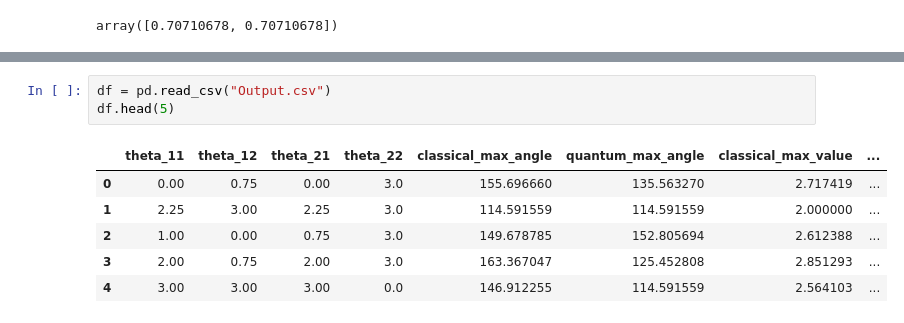
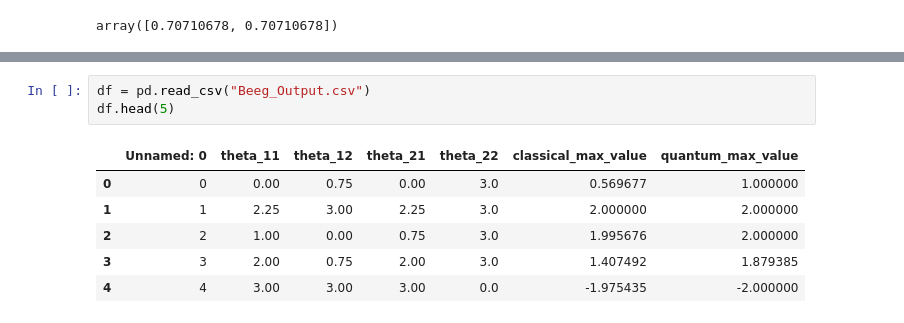
Before and after one commit to jacobsc050/Problem-3, a Jupyter notebook: problem31.ipynb, the cells around one changed output, grey strips where cells are left out. Saved outputs shown, nothing was run; the diff lists cells and outputs as text.

```diff
--- a/problem31.ipynb
+++ b/problem31.ipynb
@@ -310,13 +441,13 @@ Done.
 # %%
-df = pd.read_csv("Output.csv")
+df = pd.read_csv("Beeg_Output.csv")
 df.head(5)
 # %% [output]
-|  | theta_11 | theta_12 | theta_21 | theta_22 | classical_max_angle | quantum_max_angle | classical_max_value | ... |
-| 0 | 0.00 | 0.75 | 0.00 | 3.0 | 155.696660 | 135.563270 | 2.717419 | ... |
-| 1 | 2.25 | 3.00 | 2.25 | 3.0 | 114.591559 | 114.591559 | 2.000000 | ... |
-| 2 | 1.00 | 0.00 | 0.75 | 3.0 | 149.678785 | 152.805694 | 2.612388 | ... |
-| 3 | 2.00 | 0.75 | 2.00 | 3.0 | 163.367047 | 125.452808 | 2.851293 | ... |
-| 4 | 3.00 | 3.00 | 3.00 | 0.0 | 146.912255 | 114.591559 | 2.564103 | ... |
+|  | Unnamed: 0 | theta_11 | theta_12 | theta_21 | theta_22 | classical_max_value | quantum_max_value |
+| 0 | 0 | 0.00 | 0.75 | 0.00 | 3.0 | 0.569677 | 1.000000 |
+| 1 | 1 | 2.25 | 3.00 | 2.25 | 3.0 | 2.000000 | 2.000000 |
+| 2 | 2 | 1.00 | 0.00 | 0.75 | 3.0 | 1.995676 | 2.000000 |
+| 3 | 3 | 2.00 | 0.75 | 2.00 | 3.0 | 1.407492 | 1.879385 |
+| 4 | 4 | 3.00 | 3.00 | 3.00 | 0.0 | -1.975435 | -2.000000 |
 # %%
 #df.plot.scatter("classical_max_angle", "classical_max_value")
 
```
Also changed, not shown: parts of 10 cells of this notebook, 3 other files.
